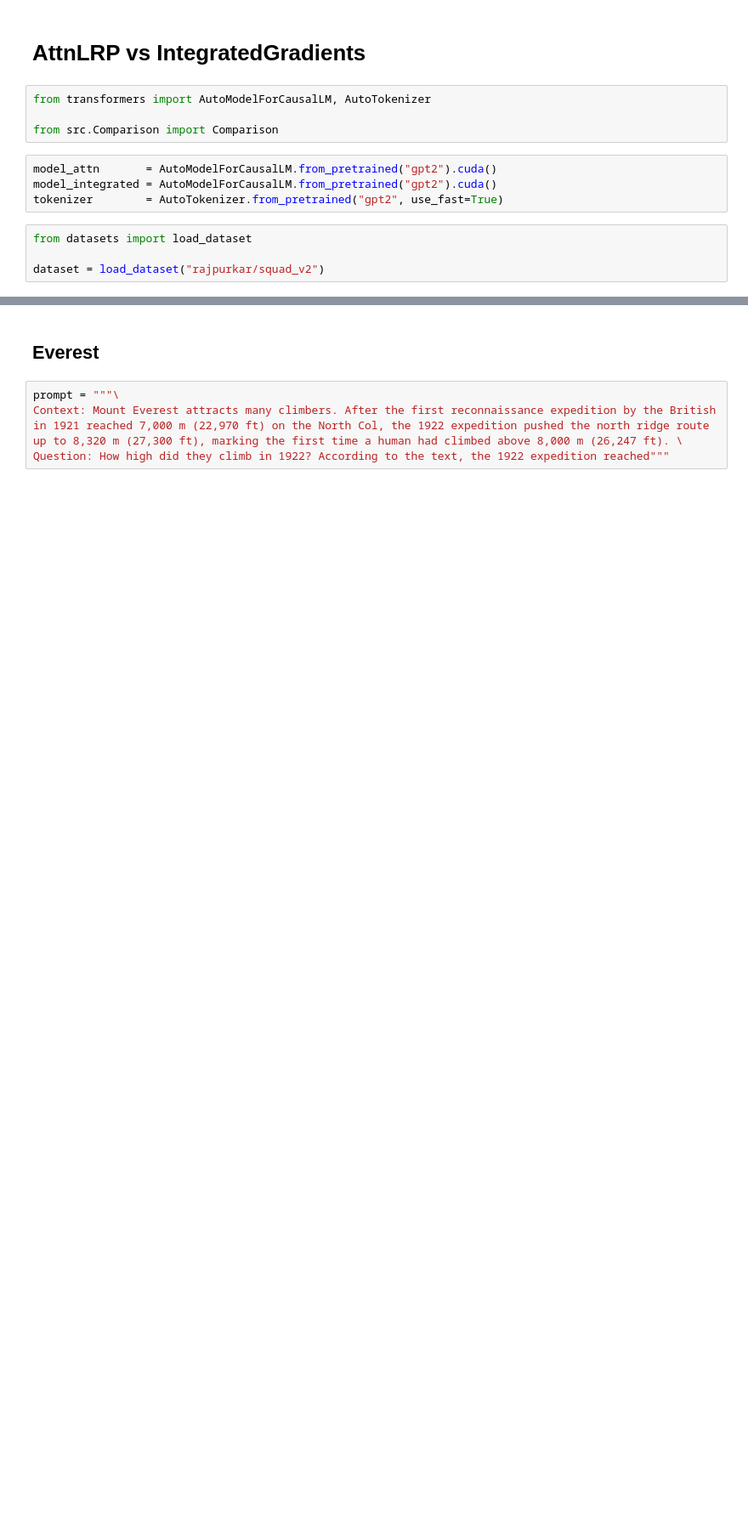
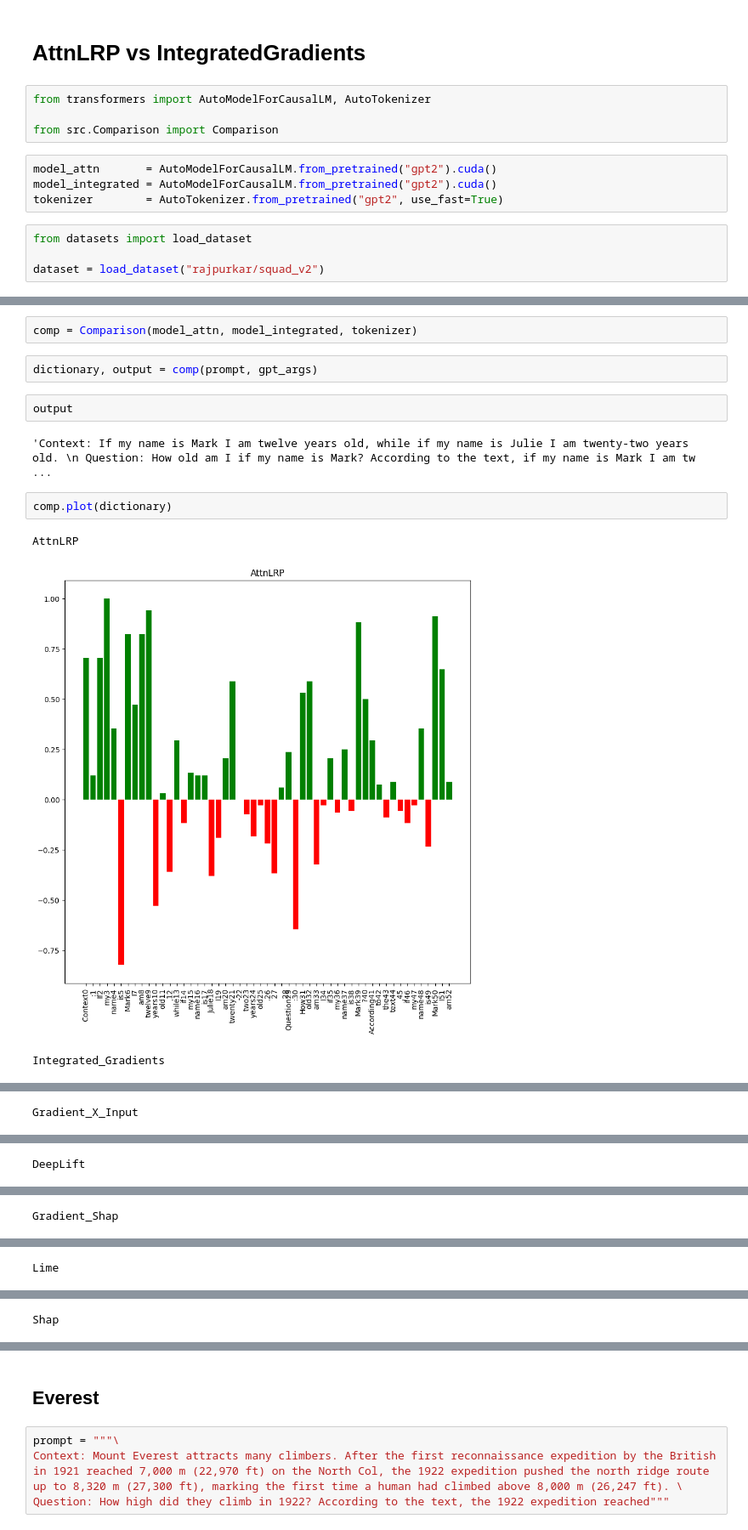
Before and after one commit to Nefasto1/XAI_Project, a Jupyter notebook: XAI_code.ipynb, the cells around one changed output, grey strips where cells are left out. Shown at 85% size. Saved outputs shown, nothing was run; the diff lists cells and outputs as text; blank space fills up the shorter version.

```diff
--- a/XAI_code.ipynb
+++ b/XAI_code.ipynb
@@ -67,0 +78,14 @@ comp.to_pdf(dictionary, name="")
+# %%
+comp = Comparison(model_attn, model_integrated, tokenizer)
+# %%
+dictionary, output = comp(prompt, gpt_args)
+# %%
+output
+# %% [output]
+'Context: If my name is Mark I am twelve years old, while if my name is Julie I am twenty-two years old. \n Question: How old am I if my name is Mark? According to the text, if my name is Mark I am tw ...
+# %%
+comp.plot(dictionary)
+# %% [output]
+AttnLRP
+[figure, added]
+Integrated_Gradients
@@ -67,0 +93 @@ comp.to_pdf(dictionary, name="")
+Gradient_X_Input
@@ -67,0 +95 @@ comp.to_pdf(dictionary, name="")
+DeepLift
@@ -67,0 +97 @@ comp.to_pdf(dictionary, name="")
+Gradient_Shap
@@ -67,0 +99 @@ comp.to_pdf(dictionary, name="")
+Lime
@@ -67,0 +101 @@ comp.to_pdf(dictionary, name="")
+Shap
```
Also changed, not shown: parts of 57 cells of this notebook, 1 other file.
